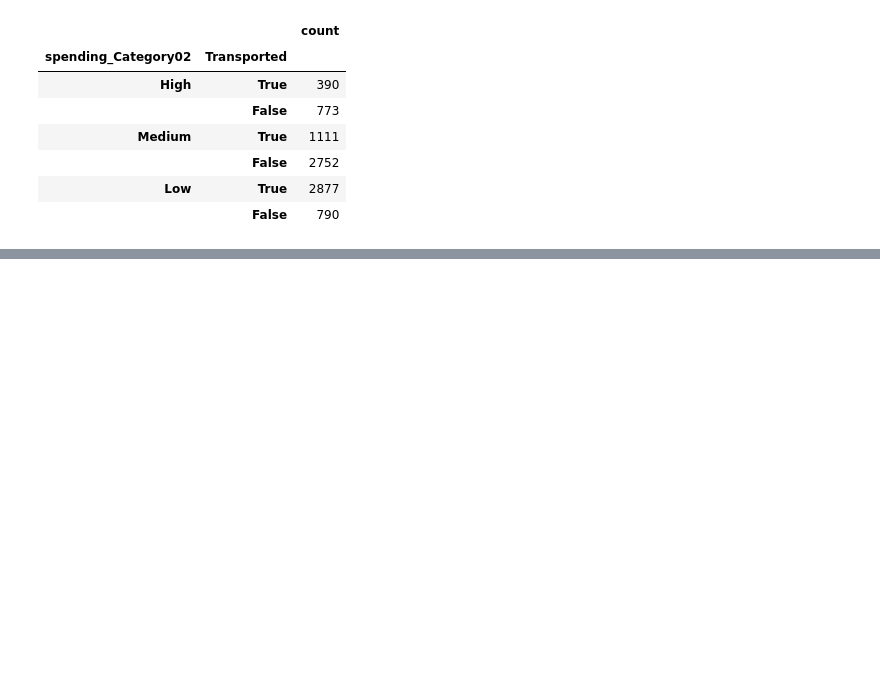
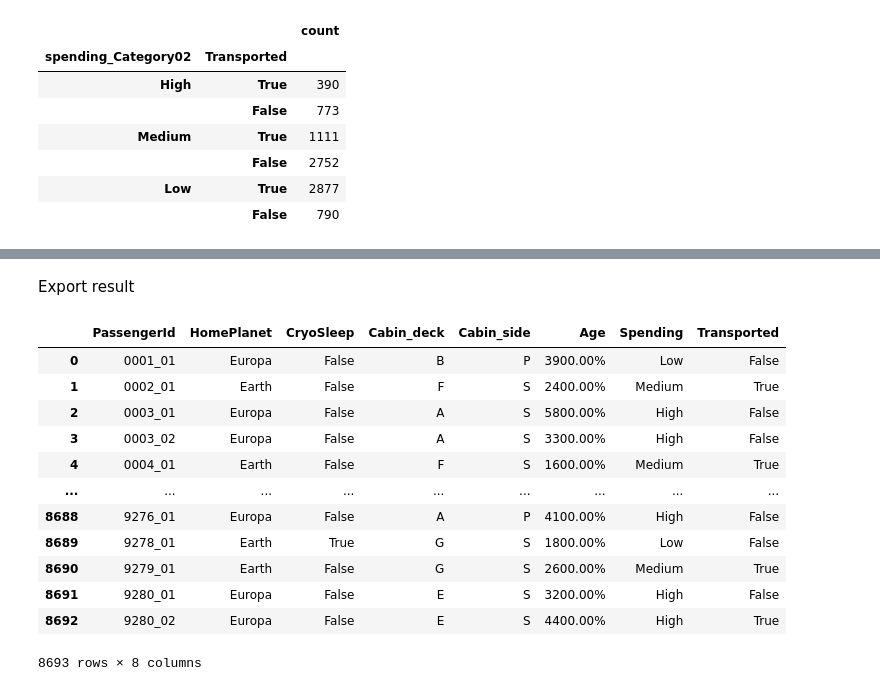
Before and after one commit to lucascheng24/Comp4433_spaceship-titanic, a Jupyter notebook: dataPreprocess/Analysis/analysis_01.ipynb, the cells around one changed output, grey strips where cells are left out. Saved outputs shown, nothing was run; the diff lists cells and outputs as text; code cells hidden in the pictures; blank space fills up the shorter version.

```diff
--- a/dataPreprocess/Analysis/analysis_01.ipynb
+++ b/dataPreprocess/Analysis/analysis_01.ipynb
@@ -240,0 +311,27 @@ df_public.value_counts(['spending_Category02', 'Transported']).sort_index(ascend
+# %% [markdown]
+Export result
+# %%
+df_Data = df_public[
+    [   'PassengerId', 'HomePlanet', 'CryoSleep',
+        'Cabin_deck', 'Cabin_side',
+        'Age',
+        'spending_Category02',
+        'Transported'
+    ]
+]
+df_Data = df_Data.rename(columns = {'spending_Category02':'Spending'})
+df_Data
+# %% [output]
+|  | PassengerId | HomePlanet | CryoSleep | Cabin_deck | Cabin_side | Age | Spending | Transported |
+| 0 | 0001_01 | Europa | False | B | P | 3900.00% | Low | False |
+| 1 | 0002_01 | Earth | False | F | S | 2400.00% | Medium | True |
+| 2 | 0003_01 | Europa | False | A | S | 5800.00% | High | False |
+| 3 | 0003_02 | Europa | False | A | S | 3300.00% | High | False |
+| 4 | 0004_01 | Earth | False | F | S | 1600.00% | Medium | True |
+| ... | ... | ... | ... | ... | ... | ... | ... | ... |
+| 8688 | 9276_01 | Europa | False | A | P | 4100.00% | High | False |
+| 8689 | 9278_01 | Earth | True | G | S | 1800.00% | Low | False |
+| 8690 | 9279_01 | Earth | False | G | S | 2600.00% | Medium | True |
+| 8691 | 9280_01 | Europa | False | E | S | 3200.00% | High | False |
+| 8692 | 9280_02 | Europa | False | E | S | 4400.00% | High | True |
+8693 rows × 8 columns
```
Also changed, not shown: parts of 16 cells of this notebook, 5 other files.
